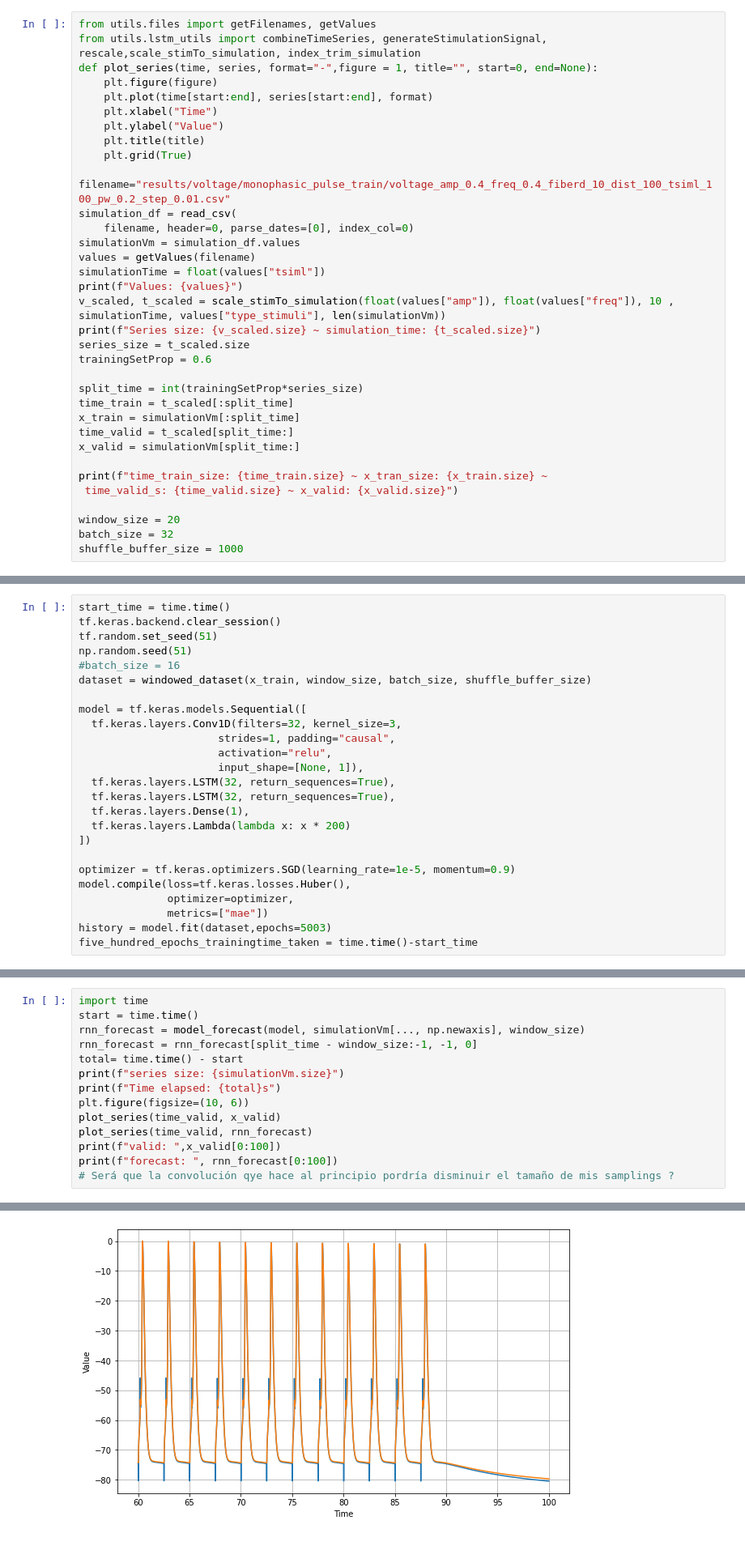
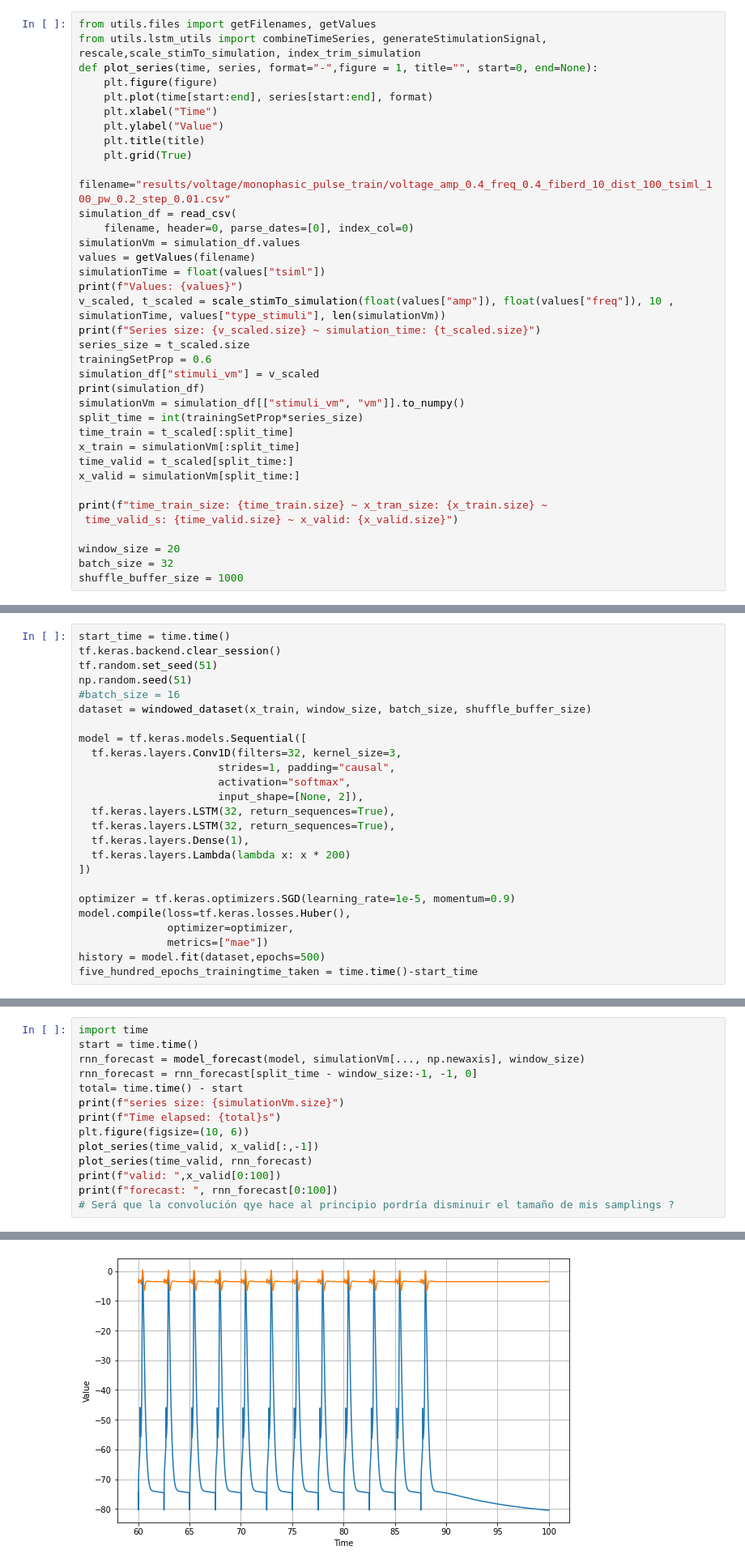
Before and after one commit to michaelCastillo/DeepLearningCoursera, a Jupyter notebook: LSTM_HH_model.ipynb, the cells around one changed output, grey strips where cells are left out. Shown at 81% size. Drawn from its saved outputs; the diff is of its cells as text.

```diff
--- a/LSTM_HH_model.ipynb
+++ b/LSTM_HH_model.ipynb
@@ -84,7 +86,9 @@ v_scaled, t_scaled = scale_stimTo_simulation(float(values["amp"]), float(values[
 print(f"Series size: {v_scaled.size} ~ simulation_time: {t_scaled.size}")
 series_size = t_scaled.size
 trainingSetProp = 0.6
-
+simulation_df["stimuli_vm"] = v_scaled
+print(simulation_df)
+simulationVm = simulation_df[["stimuli_vm", "vm"]].to_numpy()
 split_time = int(trainingSetProp*series_size)
 time_train = t_scaled[:split_time]
 x_train = simulationVm[:split_time]
@@ -196,8 +215,8 @@ dataset = windowed_dataset(x_train, window_size, batch_size, shuffle_buffer_size
 model = tf.keras.models.Sequential([
   tf.keras.layers.Conv1D(filters=32, kernel_size=3,
                       strides=1, padding="causal",
-                      activation="relu",
-                      input_shape=[None, 1]),
+                      activation="softmax",
+                      input_shape=[None, 2]),
   tf.keras.layers.LSTM(32, return_sequences=True),
   tf.keras.layers.LSTM(32, return_sequences=True),
   tf.keras.layers.Dense(1),
@@ -208,6 +227,6 @@ optimizer = tf.keras.optimizers.SGD(learning_rate=1e-5, momentum=0.9)
 model.compile(loss=tf.keras.losses.Huber(),
               optimizer=optimizer,
               metrics=["mae"])
-history = model.fit(dataset,epochs=5003)
+history = model.fit(dataset,epochs=500)
 five_hundred_epochs_trainingtime_taken = time.time()-start_time
 # %% [output]
@@ -237,7 +256,7 @@ total= time.time() - start
 print(f"series size: {simulationVm.size}")
 print(f"Time elapsed: {total}s")
 plt.figure(figsize=(10, 6))
-plot_series(time_valid, x_valid)
+plot_series(time_valid, x_valid[:,-1])
 plot_series(time_valid, rnn_forecast)
 print(f"valid: ",x_valid[0:100])
 print(f"forecast: ", rnn_forecast[0:100])
@@ -263,3 +282,3 @@ valid:  [[-7.45415890e+01]
-[figure, old version]
+[figure, new version]
 # %%
 tf.keras.metrics.mean_absolute_error(x_valid, rnn_forecast).numpy()
```
Also changed, not shown: parts of 12 cells of this notebook.
